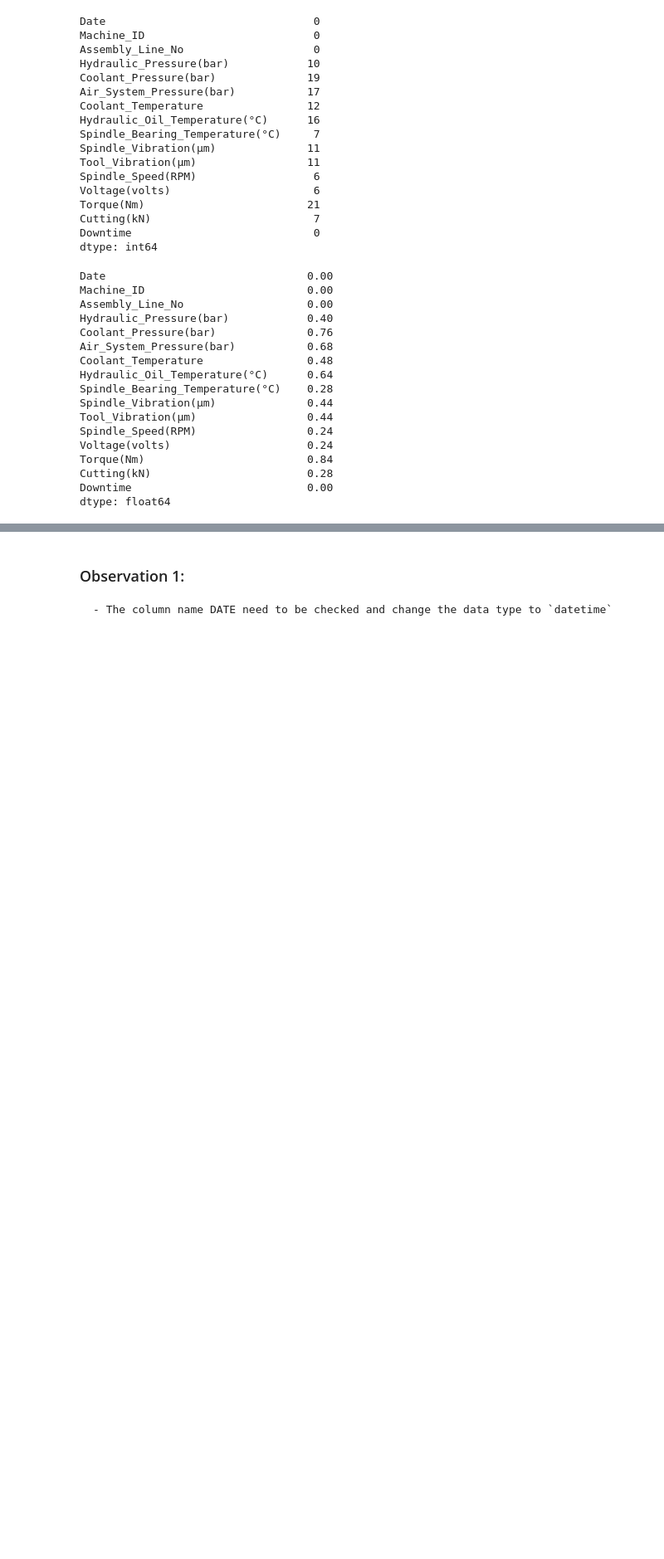
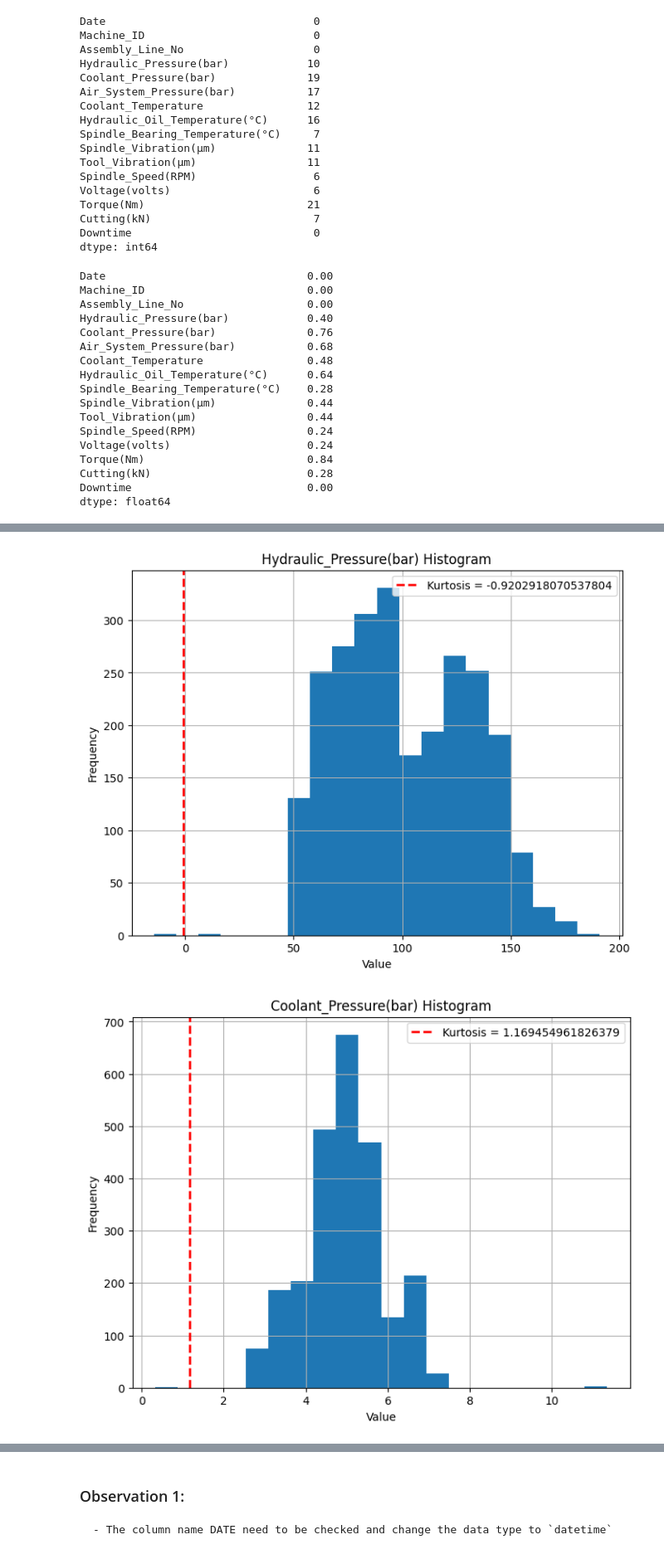
Before and after one commit to raoalitalha/git_hub_practice, a Jupyter notebook: eda.ipynb, the cells around one changed output, grey strips where cells are left out. Shown at 83% size. Saved outputs shown, nothing was run; the diff lists cells and outputs as text; code cells hidden in the pictures; blank space fills up the shorter version.

```diff
--- a/eda.ipynb
+++ b/eda.ipynb
@@ -146,0 +591,10 @@ df.describe()
+# %%
+columns = ['Hydraulic_Pressure(bar)', 'Coolant_Pressure(bar)', 'Air_System_Pressure(bar)', 'Coolant_Temperature','Hydraulic_Oil_Temperature(°C)', 'Spindle_Bearing_Temperature(°C)','Spindle_Vibration(µm)', 'Tool_Vibration(µm)', 'Spindle_Speed(RPM)','Voltage(volts)', 'Torque(Nm)', 'Cutting(kN)']
+
+kurtosis_values = []
+
+for col in columns:
+    kurtosis_value = df[col].kurtosis()
+    kurtosis_values.append((col, kurtosis_value))
+
+pd.DataFrame(kurtosis_values, columns=['Column Name', 'Kurtosis'])
@@ -146,0 +615,22 @@ df.describe()
+# %%
+
+
+columns = ['Hydraulic_Pressure(bar)', 'Coolant_Pressure(bar)', 'Air_System_Pressure(bar)', 'Coolant_Temperature','Hydraulic_Oil_Temperature(°C)', 'Spindle_Bearing_Temperature(°C)','Spindle_Vibration(µm)', 'Tool_Vibration(µm)', 'Spindle_Speed(RPM)','Voltage(volts)', 'Torque(Nm)', 'Cutting(kN)']
+
+for col in columns:
+    plt.figure(figsize=(8, 6))
+    df[col].hist(bins=20)
+
+    kurtosis_value = df[col].kurtosis()
+
+    plt.axvline(kurtosis_value, color='r', linestyle='dashed', linewidth=2, label=f'Kurtosis = {kurtosis_value}')
+
+    plt.title(f'{col} Histogram')
+    plt.xlabel('Value')
+    plt.ylabel('Frequency')
+    plt.legend()
+
+    plt.show()
+# %% [output]
+[figure, added]
+[figure, added]
```
Also changed, not shown: parts of 167 cells of this notebook, 11 other files.
